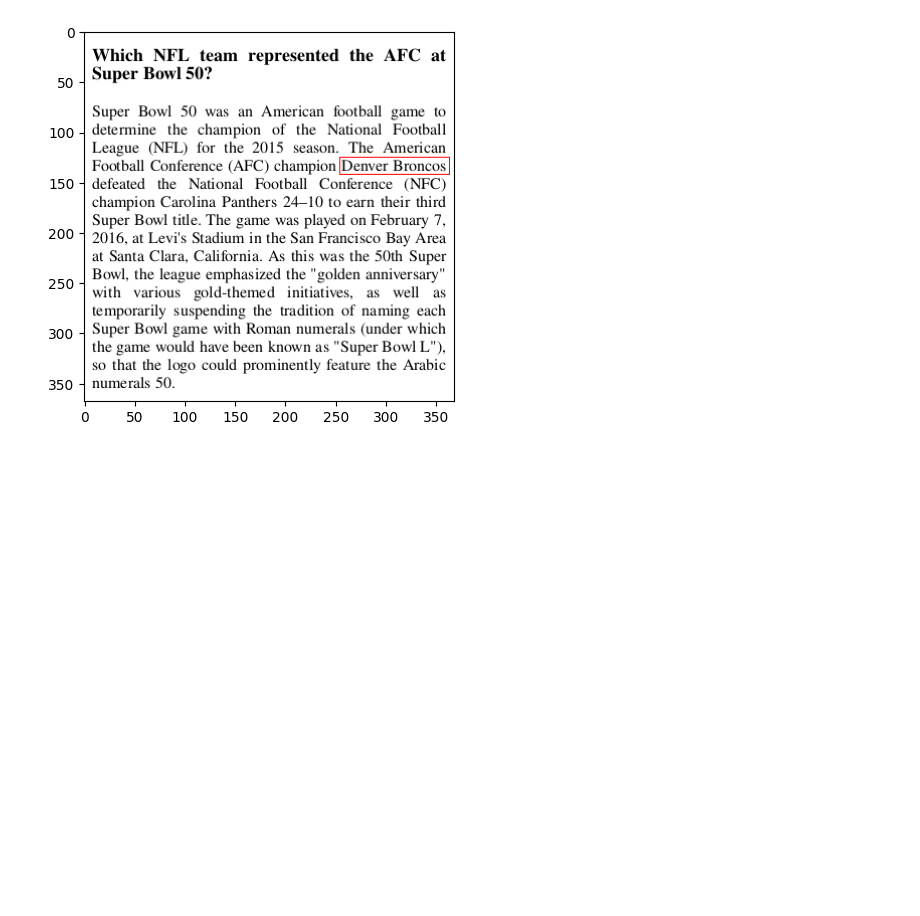
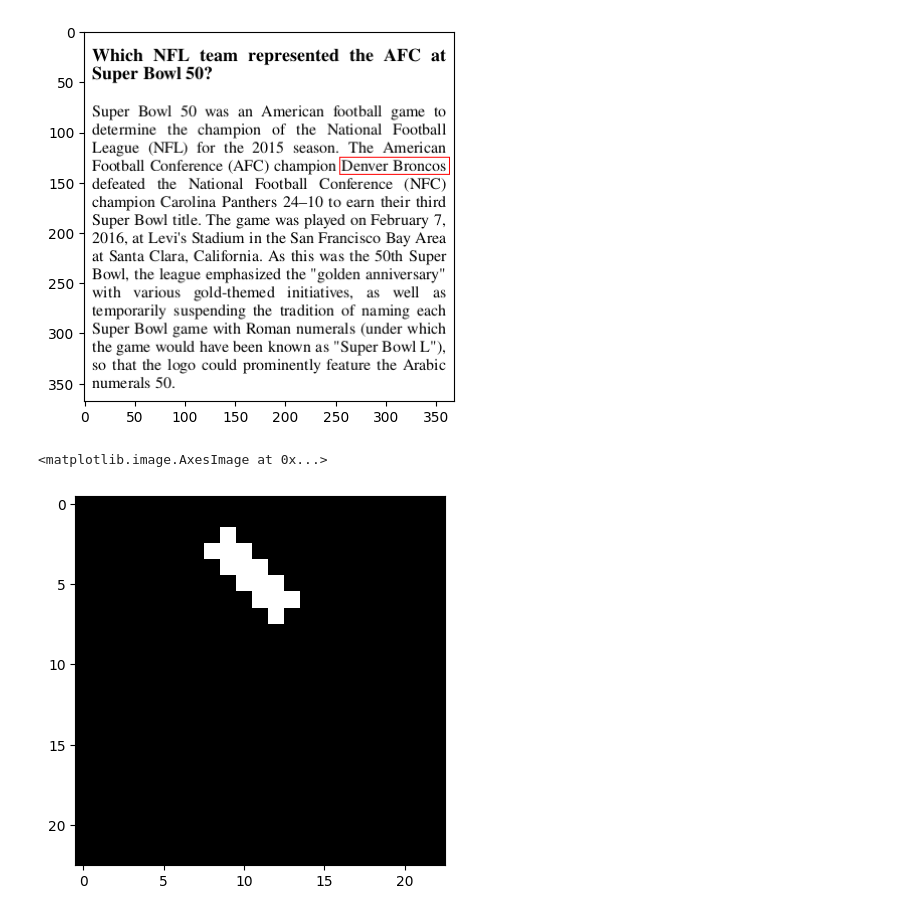
Before and after one commit to nadavborenstein/pixel-bw, a Jupyter notebook: generate_squad_dataset.ipynb, the cells around one changed output. Cells and saved outputs as stored; diff of their text form; code cells hidden in the pictures; blank space fills up the shorter version.

```diff
--- a/generate_squad_dataset.ipynb
+++ b/generate_squad_dataset.ipynb
@@ -250,0 +249,20 @@ fuzz.
+# %%
+from scipy.ndimage import rotate
+
+def convert_pixel_mask_to_patch_mask(pixel_mask: np.ndarray, patch_size: int = 16):
+    patch_mask = np.zeros((pixel_mask.shape[0] // patch_size, pixel_mask.shape[1] // patch_size))
+    for i in range(patch_mask.shape[0]):
+        for j in range(patch_mask.shape[1]):
+            patch_mask[i, j] = np.mean(pixel_mask[i * patch_size : (i + 1) * patch_size, j * patch_size : (j + 1) * patch_size])
+    patch_mask = np.where(patch_mask > 0.5, 1, 0)
+    return patch_mask
+
+a = np.zeros((368, 368))
+a[54:154, 233: 270] = 1
+rotated_a = rotate(a, 45, reshape=False)
+
+b = convert_pixel_mask_to_patch_mask(rotated_a, 16)
+plt.imshow(b, cmap='gray')
+# %% [output]
+<matplotlib.image.AxesImage at 0x...>
+[figure, added]
```
Also changed, not shown: parts of 1 cell of this notebook, 4 other files.
